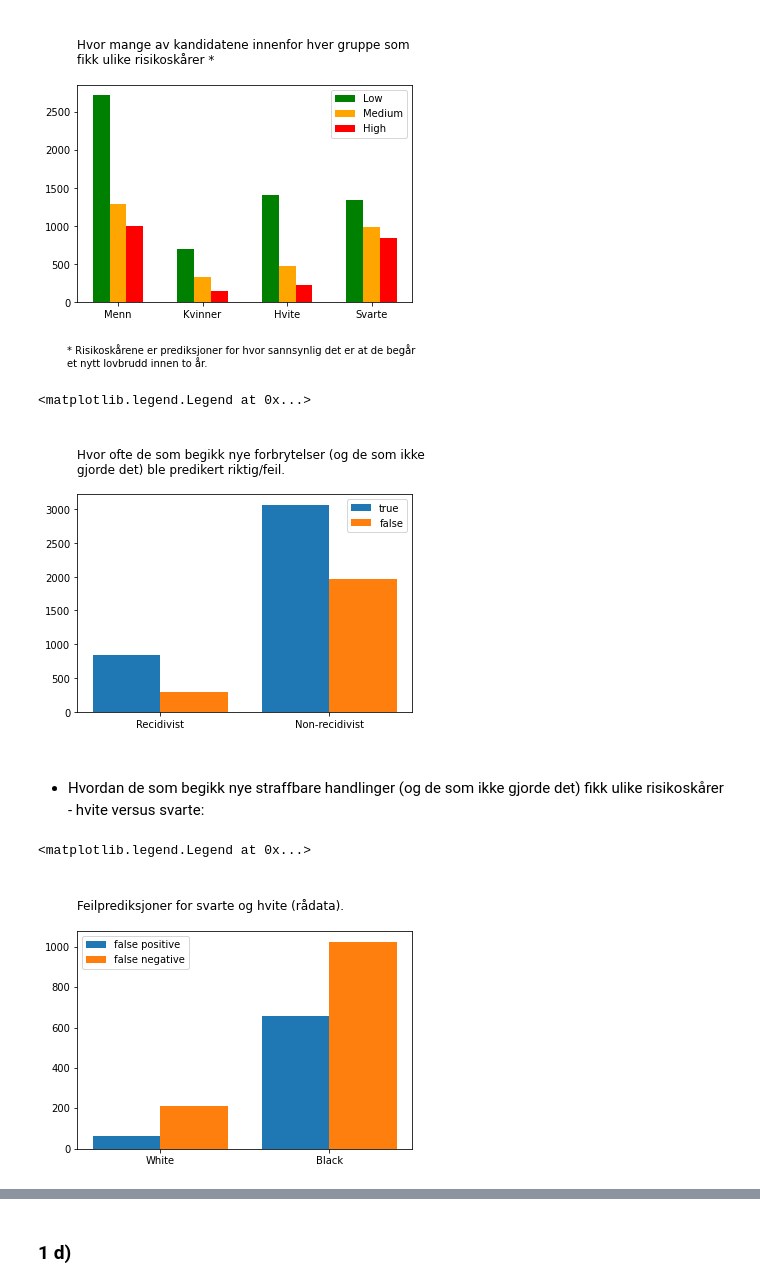
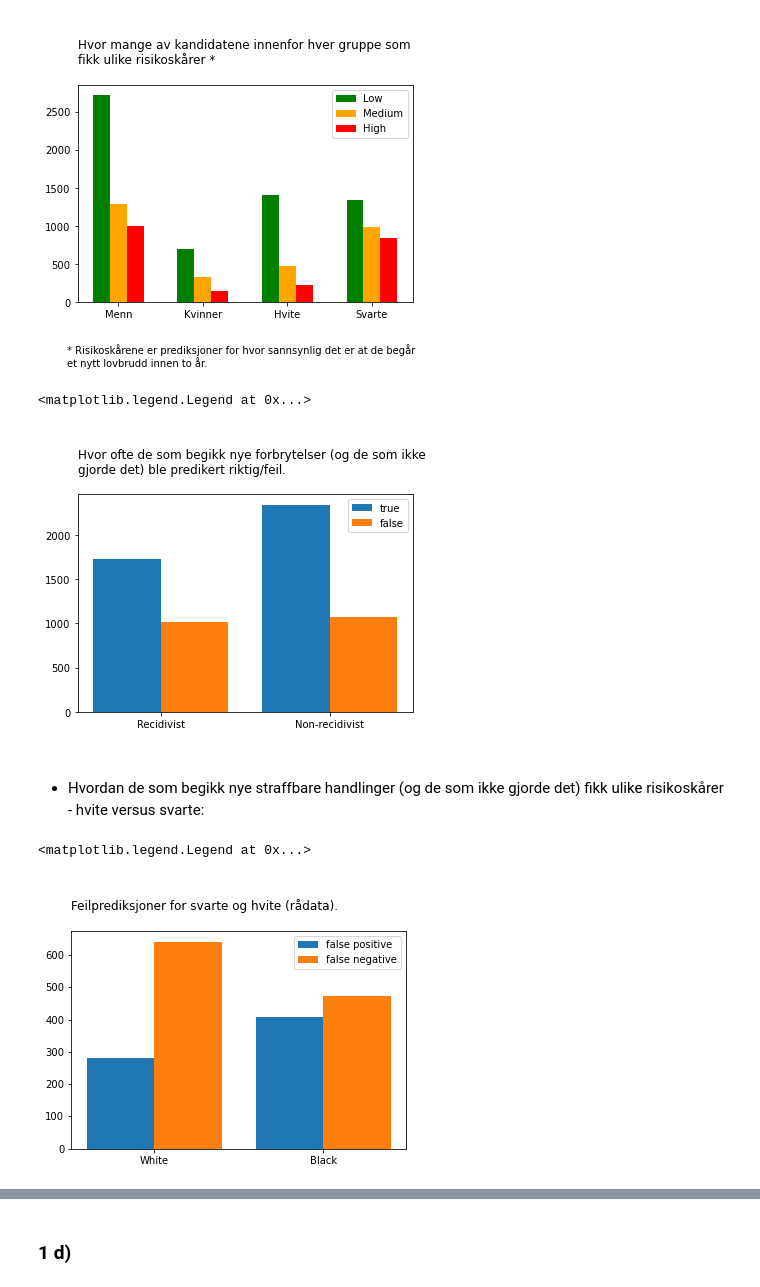
Before and after one commit to jonatanwins/COMPAS_project_HON2200, a Jupyter notebook: COMPAS.ipynb, the cells around one changed output, grey strips where cells are left out. Drawn from its saved outputs; the diff is of its cells as text; code cells hidden in the pictures.

```diff
--- a/COMPAS.ipynb
+++ b/COMPAS.ipynb
@@ -127,11 +152,11 @@ gold_pos = df_select[df_select["two_year_recid"] == 1]
 gold_neg = df_select[df_select["two_year_recid"] == 0]
 
 # True pos er de som begikk nye lovbrudd og ble predikert til å begå nye lovbrudd
-true_pos = gold_pos[gold_pos["score_text"] == "High"]
-false_pos = gold_neg[gold_neg["score_text"] == "High"]
+true_pos = gold_pos[gold_pos["score_text"] != "Low"]
+false_pos = gold_neg[gold_neg["score_text"] != "Low"]
 
-true_neg = gold_neg[gold_neg["score_text"] == "Low"] + gold_neg[gold_neg["score_text"] == "Medium"]
-false_neg = gold_pos[gold_pos["score_text"] == "Low"] + gold_pos[gold_pos["score_text"] == "Medium"]
+true_neg = gold_neg[gold_neg["score_text"] == "Low"]
+false_neg = gold_pos[gold_pos["score_text"] == "Low"]
 
 col_labs = ["true", "false"]
 x_labs = ["Recidivist", "Non-recidivist"]
@@ -146,7 +171,7 @@ plt.title("\nHvor ofte de som begikk nye forbrytelser (og de som ikke \ngjorde d
 plt.legend(col_labs)
 # %% [output]
 <matplotlib.legend.Legend at 0x...>
-[figure, old version]
+[figure, new version]
 # %% [markdown]
 ####
 ####
@@ -154,29 +179,29 @@ plt.legend(col_labs)
 # %%
 gold_pos_white = gold_pos[gold_pos["race"] == "Caucasian"]
 gold_pos_black = gold_pos[gold_pos["race"] == "African-American"]
 gold_neg_white = gold_neg[gold_neg["race"] == "Caucasian"]
 gold_neg_black = gold_neg[gold_neg["race"] == "African-American"]
 
-false_pos_white = gold_neg_white[gold_neg_white["score_text"] == "High"]
-false_pos_black = gold_neg_black[gold_neg_black["score_text"] == "High"]
+false_pos_white = gold_neg_white[gold_neg_white["score_text"] != "Low"]
+false_pos_black = gold_neg_black[gold_neg_black["score_text"] != "Low"]
 
-false_neg_white = gold_pos_white[gold_pos_white["score_text"] == "Low"] + gold_pos_white[gold_pos_white["score_text"] == "Medium"]
-false_neg_black = gold_pos_black[gold_pos_black["score_text"] == "Low"] + gold_pos_black[gold_pos_black["score_text"] == "Medium"]
+false_neg_white = gold_pos_white[gold_pos_white["score_text"] == "Low"]
+false_neg_black = gold_pos_black[gold_pos_black["score_text"] == "Low"]
 
 col_labs = ["false positive", "false negative"]
 x_labs = ["White", "Black"]
 x = np.arange(len(col_labs))
 width = 0.4
 
 plt.bar(x-0.2, [len(false_pos_white.index), len(false_neg_white.index)], width)
 plt.bar(x+0.2, [len(false_pos_black.index), len(false_neg_black.index)], width)
 
 plt.xticks(x, x_labs)
 plt.title("\nFeilprediksjoner for svarte og hvite (rådata).\n", loc = "left")
 plt.legend(col_labs)
 # %% [output]
 <matplotlib.legend.Legend at 0x...>
-[figure, old version]
+[figure, new version]
 # %%
 pos_white_ratio = len(false_pos_white.index) / len(df_white.index) * 100
 pos_black_ratio = len(false_pos_black.index) / len(df_black.index) * 100
```
Also changed, not shown: parts of 16 cells of this notebook.
